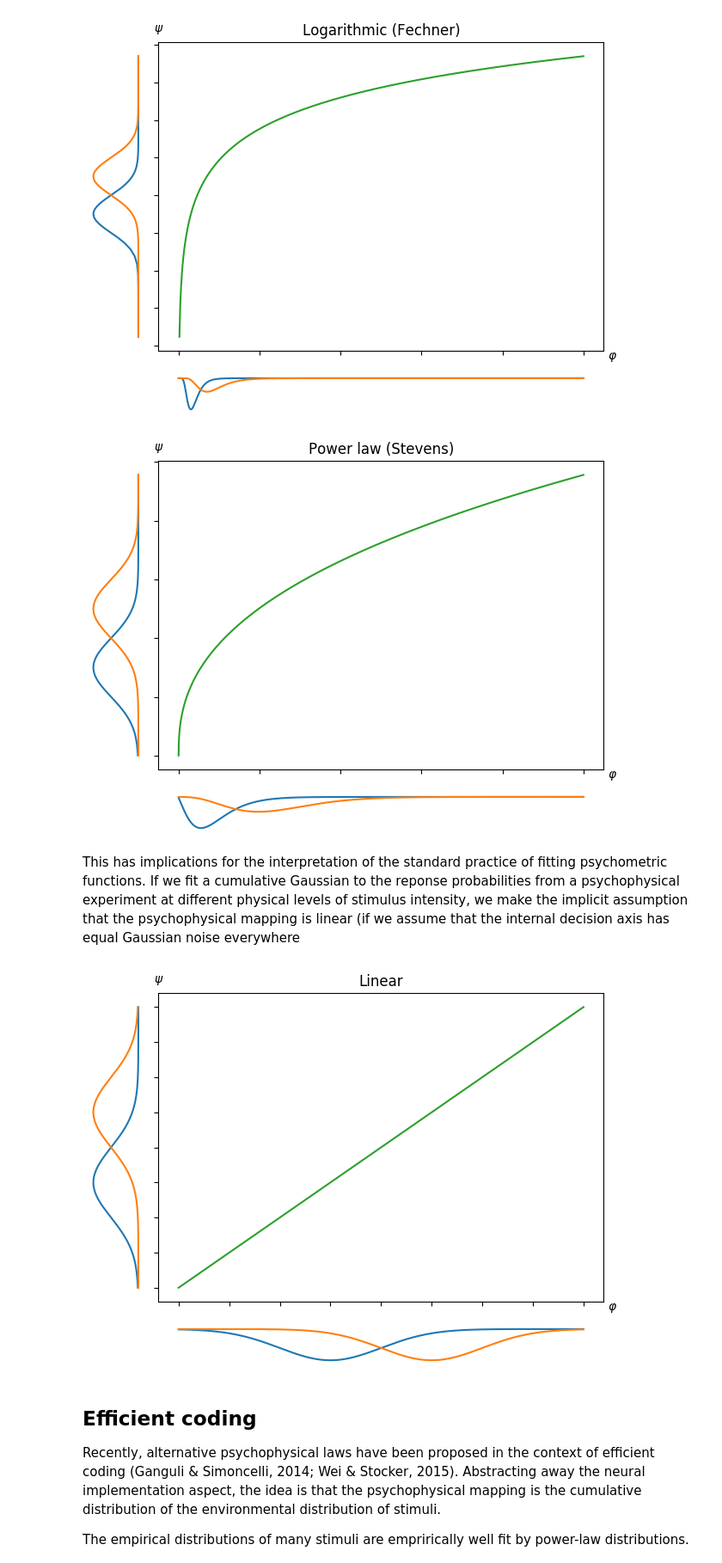
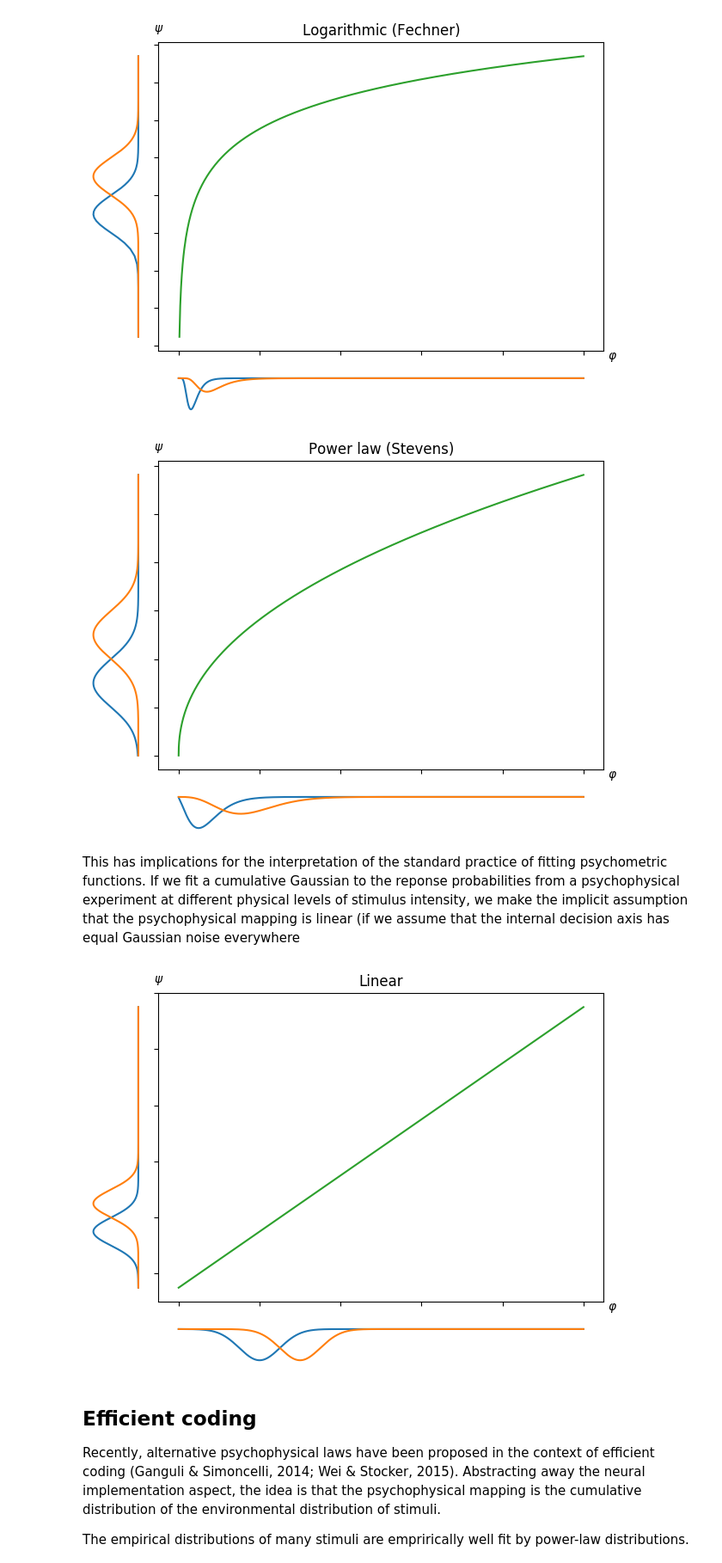
Before and after one commit to dominikstrb/Fechner.jl, a Jupyter notebook: notebooks/IntroSDT.ipynb, the cells around one changed output. Shown: that part at 86% size. Saved outputs shown, nothing was run; the diff lists cells and outputs as text; code cells hidden in the pictures.

```diff
--- a/notebooks/IntroSDT.ipynb
+++ b/notebooks/IntroSDT.ipynb
@@ -98,7 +94,7 @@ if save_figures f.savefig("../figures/mapping-log.pdf") end
 # %% [output]
 [figure]
 # %%
-power(x) = x^0.4
+power(x) = x^0.45
 
 ϕ = collect(0:0.01:50)
 
@@ -106,17 +102,19 @@ f, ax = plot_mapping(power, ϕ)
 ax.set_title("Power law (Stevens)")
 if save_figures f.savefig("figures/mapping-power.pdf") end
 # %% [output]
-[figure, old version]
+[figure, new version]
 # %% [markdown]
 This has implications for the interpretation of the standard practice of fitting psychometric functions. If we fit a cumulative Gaussian to the reponse probabilities from a psychophysical experiment at different physical levels of stimulus intensity, we make the implicit assumption that the psychophysical mapping is linear (if we assume that the internal decision axis has equal Gaussian noise everywhere
 # %%
-ϕ = collect(0:0.01:4)
+linear(x) = 0.2 * x - 0.5
 
-f, ax = plot_mapping(identity, ϕ)
+ϕ = collect(0:0.01:50)
+
+f, ax = plot_mapping(linear, ϕ)
 ax.set_title("Linear")
 if save_figures f.savefig("../figures/mapping-linear.pdf") end
 # %% [output]
-[figure, old version]
+[figure, new version]
 # %% [markdown]
 ## Efficient coding
 Recently, alternative psychophysical laws have been proposed in the context of efficient coding (Ganguli & Simoncelli, 2014; Wei & Stocker, 2015). Abstracting away the neural implementation aspect, the idea is that the psychophysical mapping is the cumulative distribution of the environmental distribution of stimuli.
```
Also changed, not shown: parts of 3 cells of this notebook.
